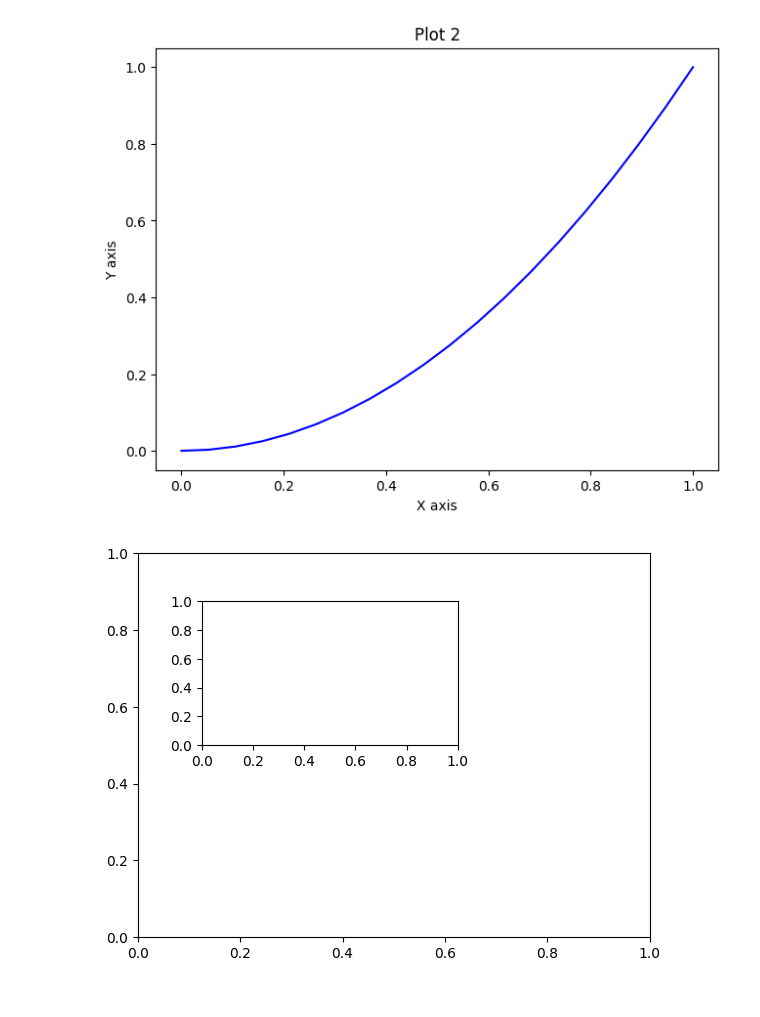
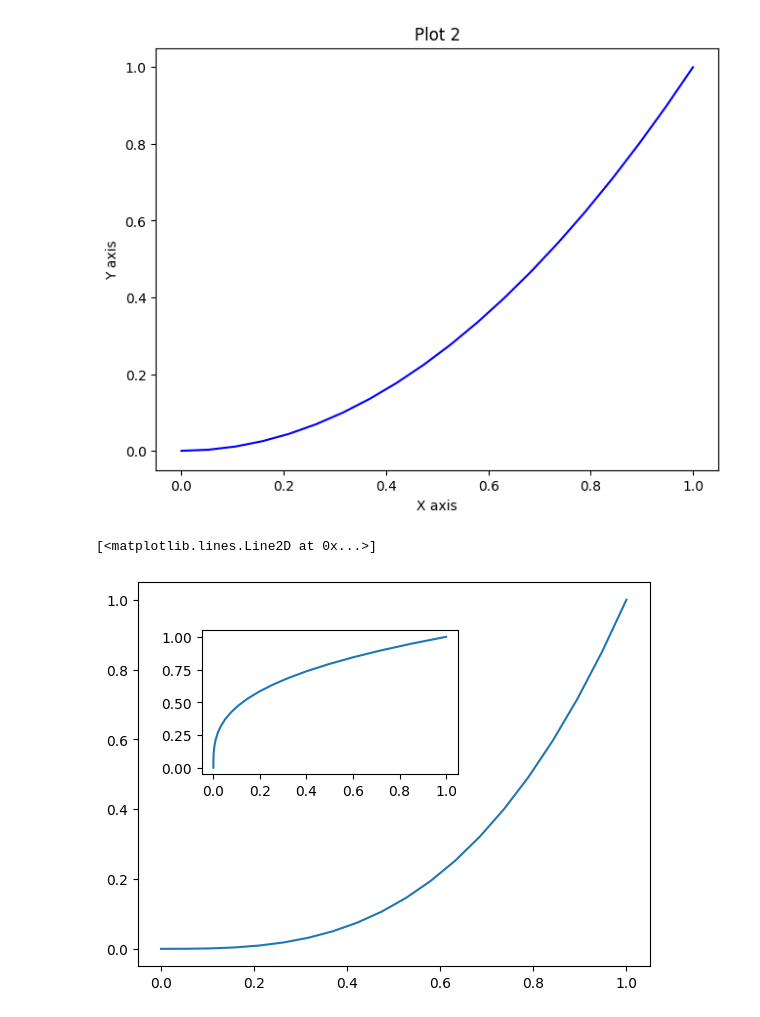
Before and after one commit to AdrijaDhar/Python-in-Data-Science, a Jupyter notebook: MATPLOTLIB/matplot.ipynb, the cells around one changed output. Saved outputs shown, nothing was run; the diff lists cells and outputs as text; code cells hidden in the pictures.

```diff
--- a/MATPLOTLIB/matplot.ipynb
+++ b/MATPLOTLIB/matplot.ipynb
@@ -35,9 +34,14 @@ Text(0.5, 1.0, 'Plot 2')
 # %%
 import matplotlib.pyplot as plt
 #%matplotlib online
 import numpy as np
 fig=plt.figure()
+x=np.linspace(0,1,20)
+y=x**3
 axes1=fig.add_axes([0.1,0.1,.8,0.8])
 axes2=fig.add_axes([0.2,0.5,0.4,0.3])
+axes1.plot(x,y)
+axes2.plot(y,x)
 # %% [output]
+[<matplotlib.lines.Line2D at 0x...>]
-[figure, old version]
+[figure, new version]
```
Also changed, not shown: parts of 2 cells of this notebook, 2 other files.
